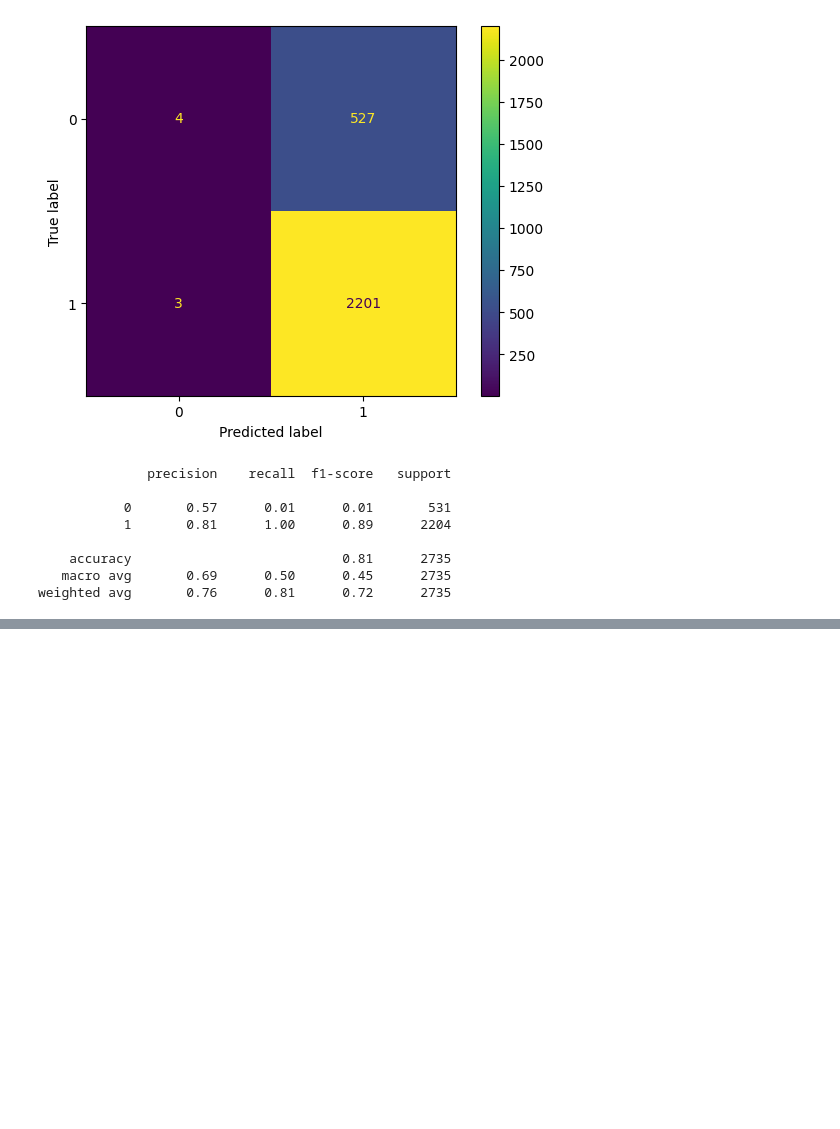
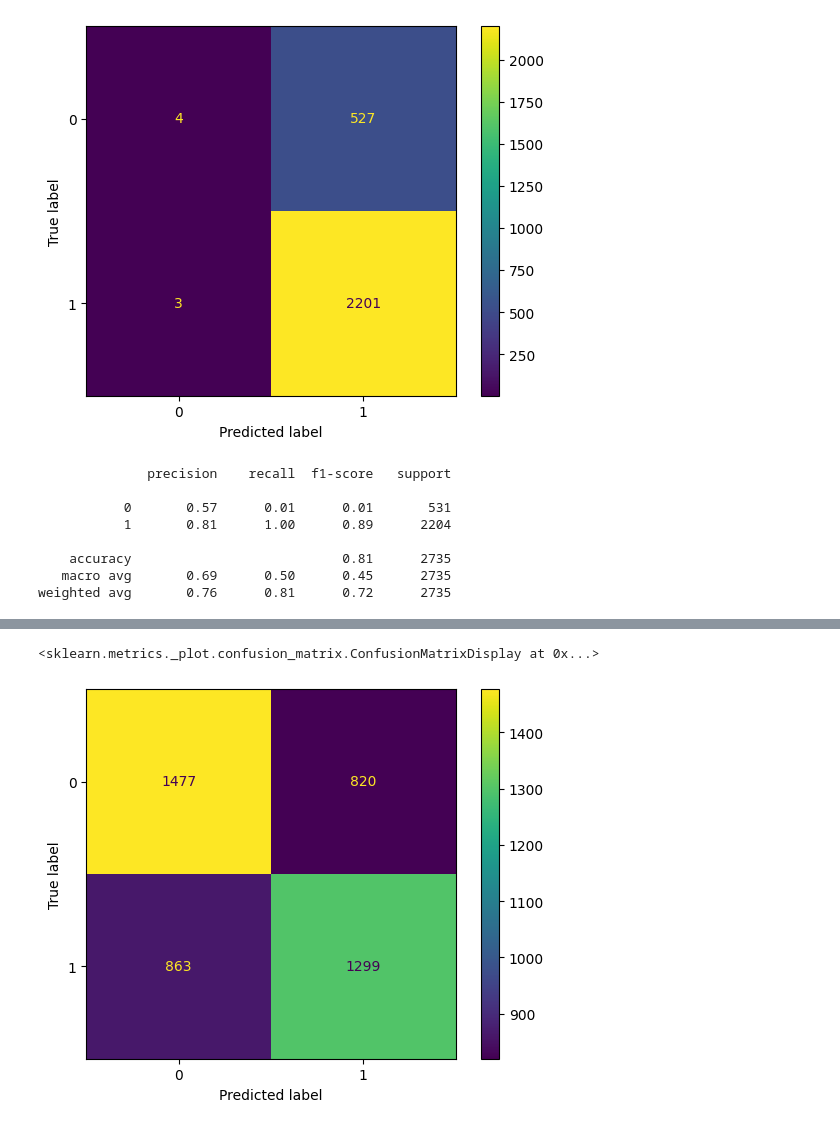
Before and after one commit to kakopo/loan-default-prediction-challenge-group-8, a Jupyter notebook: jupyter_notebook/data_analysis.ipynb, the cells around one changed output, grey strips where cells are left out. Saved outputs shown, nothing was run; the diff lists cells and outputs as text; code cells hidden in the pictures; blank space fills up the shorter version.

```diff
--- a/jupyter_notebook/data_analysis.ipynb
+++ b/jupyter_notebook/data_analysis.ipynb
@@ -785,0 +895,9 @@ weighted avg       0.76      0.81      0.72      2735
+# %%
+cm1 =confusion_matrix(y_test, y_pred_test)
+# %%
+disp = ConfusionMatrixDisplay(confusion_matrix=cm1, display_labels=logreg.classes_)
+# %%
+disp.plot()
+# %% [output]
+<sklearn.metrics._plot.confusion_matrix.ConfusionMatrixDisplay at 0x...>
+[figure, added]
```
Also changed, not shown: parts of 27 cells of this notebook.
